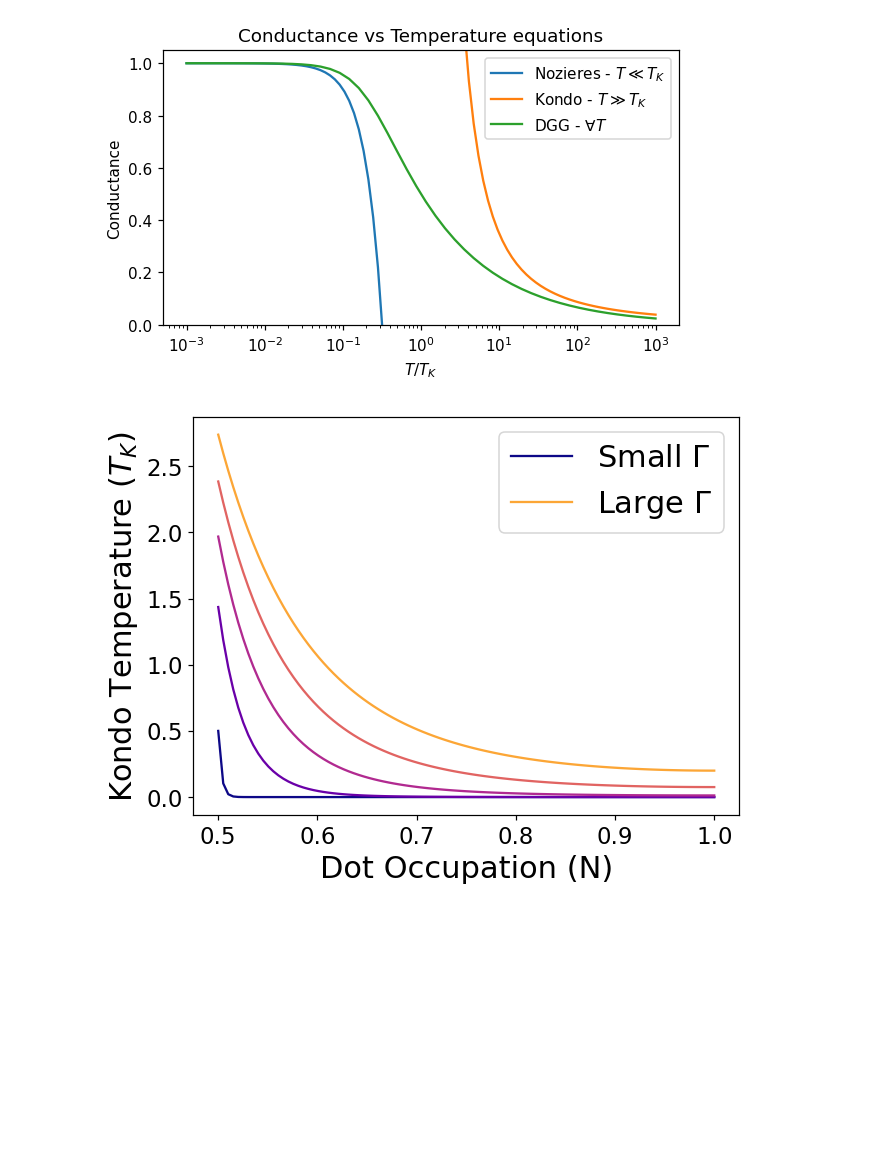
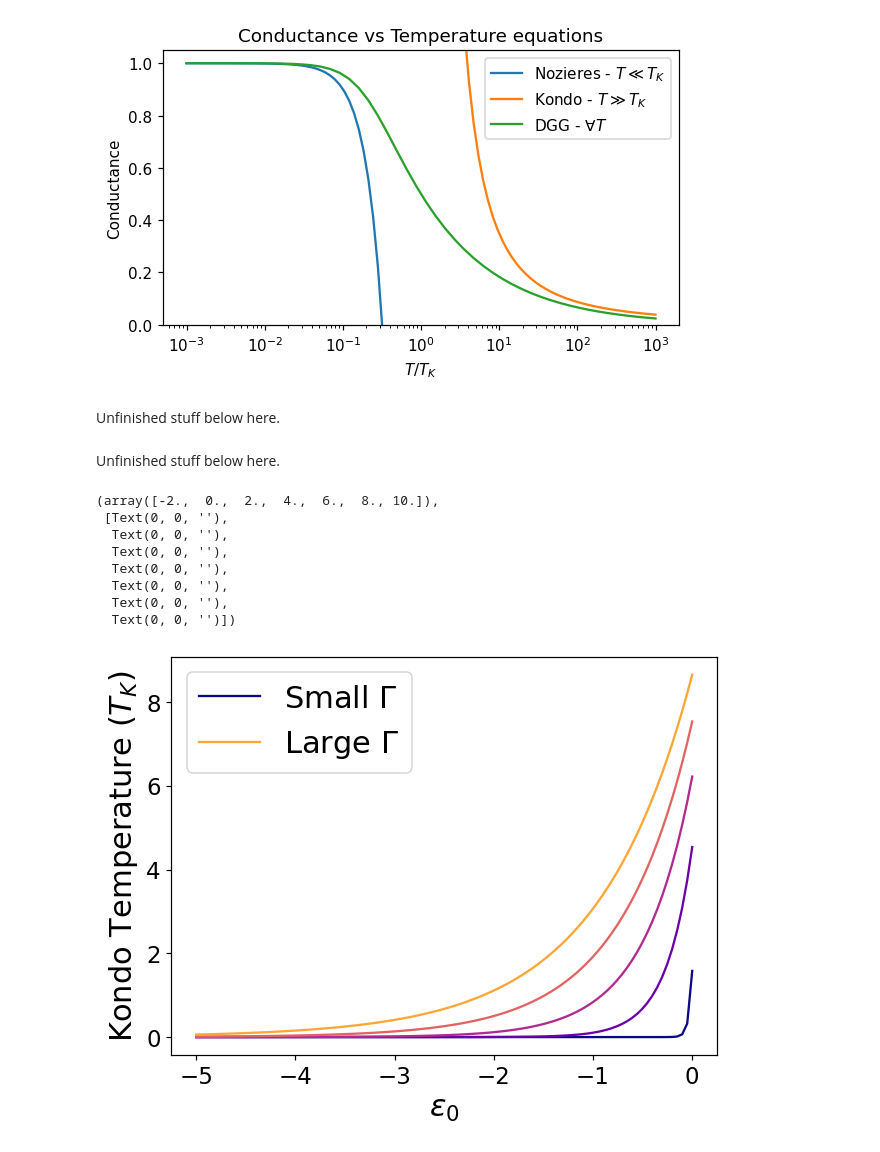
Before and after one commit to TimChild/EntropyAnalysis, a Jupyter notebook: kondo_conductance_and_dndt.ipynb, the cells around one changed output. Drawn from its saved outputs; the diff is of its cells as text; code cells hidden in the pictures; blank space fills up the shorter version.

```diff
--- a/kondo_conductance_and_dndt.ipynb
+++ b/kondo_conductance_and_dndt.ipynb
@@ -634,27 +643,44 @@ divide by zero encountered in true_divide
 [figure]
 # %%
 fig.savefig(fig_dir+'conductance_equations.png')
+# %% [markdown]
+Unfinished stuff below here.
+# %% [markdown]
+Unfinished stuff below here.
 # %%
 def kondo_T(e_0, gamma, U):
     return np.sqrt(gamma*U)/2*np.exp(np.pi*e_0*(e_0+U)/(gamma*U))
 
-U = 10
+def e_to_N(e_0, gamma):
+    nrg_data = nrg.NRGData.from_mat()
+    pass
+
+U = 100  # Infinite in NRG calculations
 x = np.linspace(-5, 0, 100)
-n = np.linspace(1, 0.5, 100)
 
 fig, ax = plt.subplots(1)
 colors = plt.cm.plasma(np.linspace(0, 0.8, 5))
-for gamma, c in zip(np.linspace(0.1, 3, 5), colors):
-    ax.plot(n, kondo_T(x, gamma, U), color=c)
+for gamma, c in zip(np.linspace(0.1, 3, len(colors)), colors):
+    ax.plot(x, kondo_T(x, gamma, U), color=c)
 
 ax.plot([],[],color=colors[0], label='Small $\Gamma$')
 ax.plot([],[],color=colors[-1], label='Large $\Gamma$')
-ax.set_xlabel('Dot Occupation (N)', fontdict=dict(size=20))
+ax.set_xlabel('$\epsilon_0$', fontdict=dict(size=20))
 ax.set_ylabel(r'Kondo Temperature $(T_K)$', fontdict=dict(size=20))
 ax.legend(fontsize=20)
 plt.xticks(fontsize=15)
 plt.yticks(fontsize=15)
 
-fig.savefig(fig_dir+'kondo_temp.png')
+# ax.set_xlabel('Dot Occupation (N)', fontdict=dict(size=20))
+
+# fig.savefig(fig_dir+'kondo_temp.png')
 # %% [output]
+(array([-2.,  0.,  2.,  4.,  6.,  8., 10.]),
+ [Text(0, 0, ''),
+  Text(0, 0, ''),
+  Text(0, 0, ''),
+  Text(0, 0, ''),
+  Text(0, 0, ''),
+  Text(0, 0, ''),
+  Text(0, 0, '')])
-[figure, old version]
+[figure, new version]
```
Also changed, not shown: parts of 17 cells of this notebook, 9 other files.
